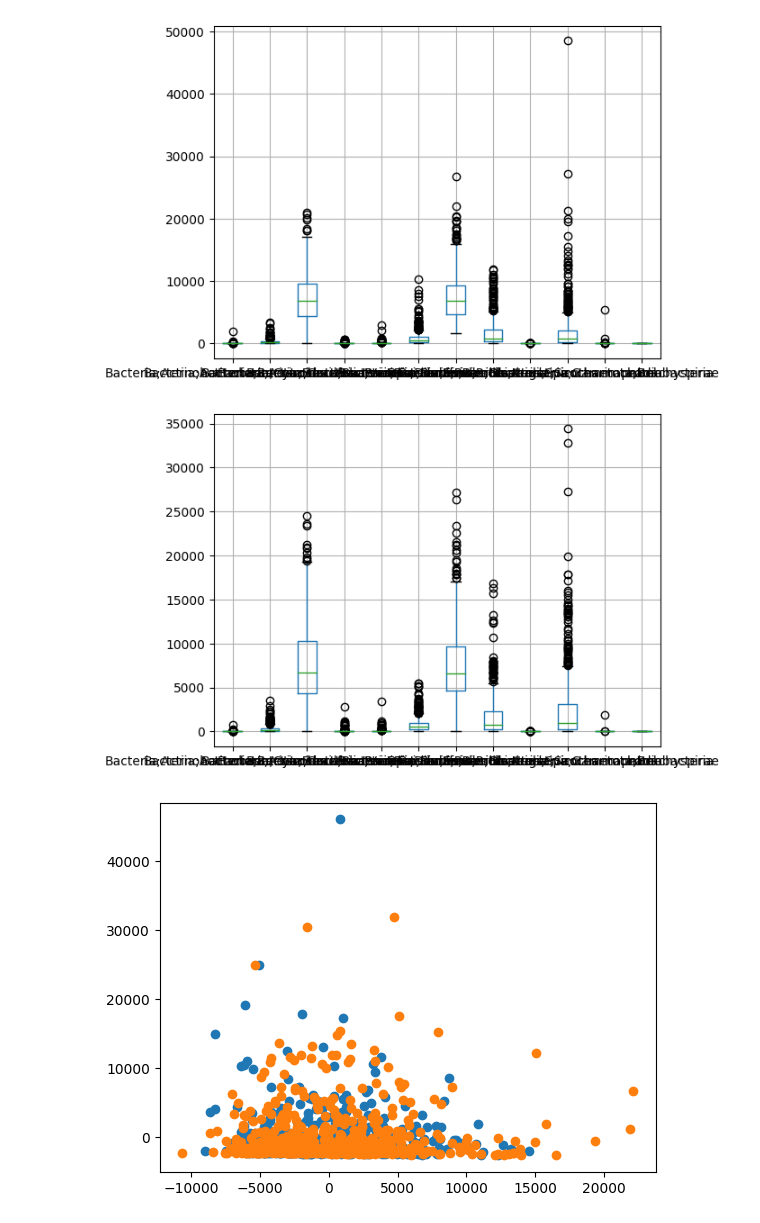
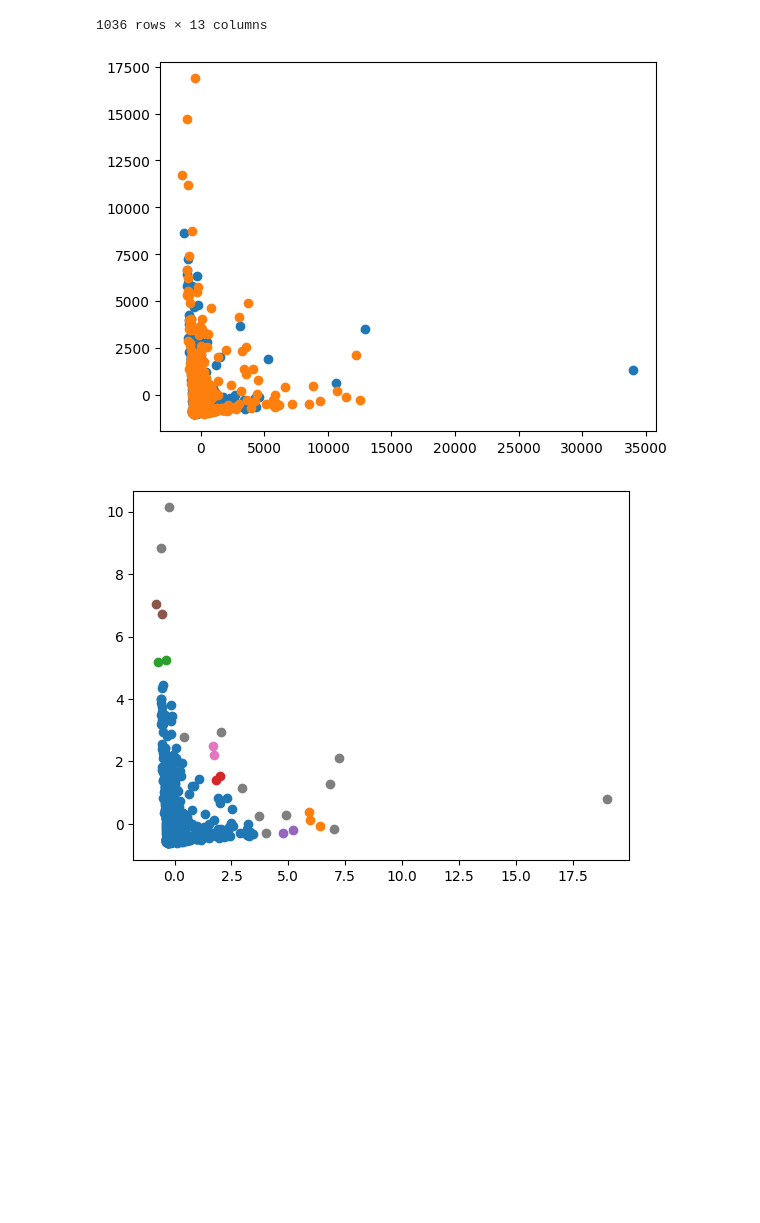
Before and after one commit to Anton-Mbg/Hackathon, a Jupyter notebook: src/OutlierDetection.ipynb, the cells around one changed output. Cells and saved outputs as stored; diff of their text form; code cells hidden in the pictures; blank space fills up the shorter version.

```diff
--- a/src/OutlierDetection.ipynb
+++ b/src/OutlierDetection.ipynb
@@ -9,7 +9,7 @@ from sklearn.cluster import DBSCAN
 from sklearn.preprocessing import StandardScaler
 
 
-df = pd.read_csv('../HackathonMicrobiomeData/T2D/ClassT2D_train.csv')
+df = pd.read_csv('../HackathonMicrobiomeData/T2D/SpeciesT2D_train.csv')
 
 def createMetricsMatrix(df):
     metrics = []
@@ -95,23 +95,30 @@ def removeNoise(df, clusterLabels):
 
     return df.drop(columns='cluster')
 
+def reduceData(df):
+    df_pca = pca(df.iloc[0:, 1:])
+    clusterLabels = clustering(df_pca)
+    df_reduced = removeNoise(df_new, clusterLabels)
+    return df_reduced
 
-metrics = createMetricsMatrix(df)
 
-df_new = getIndicesWithLowByMeanThreshhold(df, 2)
+# metrics = createMetricsMatrix(df)
+#
+# df_new = getIndicesWithLowByMeanThreshhold(df, 2)
+#
+# boxplotHealthyAndSick(df_new)
+#
+# plt.figure(3)
+# df_pca = pca(df_new.iloc[0:, 1:])
+#
+# clusterLabels = clustering(df_pca)
+#
+# df_red = removeNoise(df_new, clusterLabels)
+#
+# print('Original shape', df.shape)
+# # df new contains a cluster column, which is why it has a column more
+# print('Original reduced bacterias', df_new.shape)
+# print('Original reduced variables and patients', df_red.shape)
 
-boxplotHealthyAndSick(df_new)
-
-plt.figure(3)
-df_pca = pca(df_new.iloc[0:, 1:])
-
-clusterLabels = clustering(df_pca)
-
-df_red = removeNoise(df_new, clusterLabels)
-
-print('Original shape', df.shape)
-# df new contains a cluster column, which is why it has a column more
-print('Original reduced bacterias', df_new.shape)
-print('Original reduced variables and patients', df_red.shape)
-header = df_red.columns.values[1:]
+reduceData(df)
 # %% [output]
@@ -128,3 +147,3 @@ Original reduced variables and patients (1034, 13)
+1036 rows × 13 columns
-[figure, old version]
+[figure, new version]
-[figure, old version]
+[figure, new version]
-[figure, removed]
```
Also changed, not shown: parts of 1 cell of this notebook.
